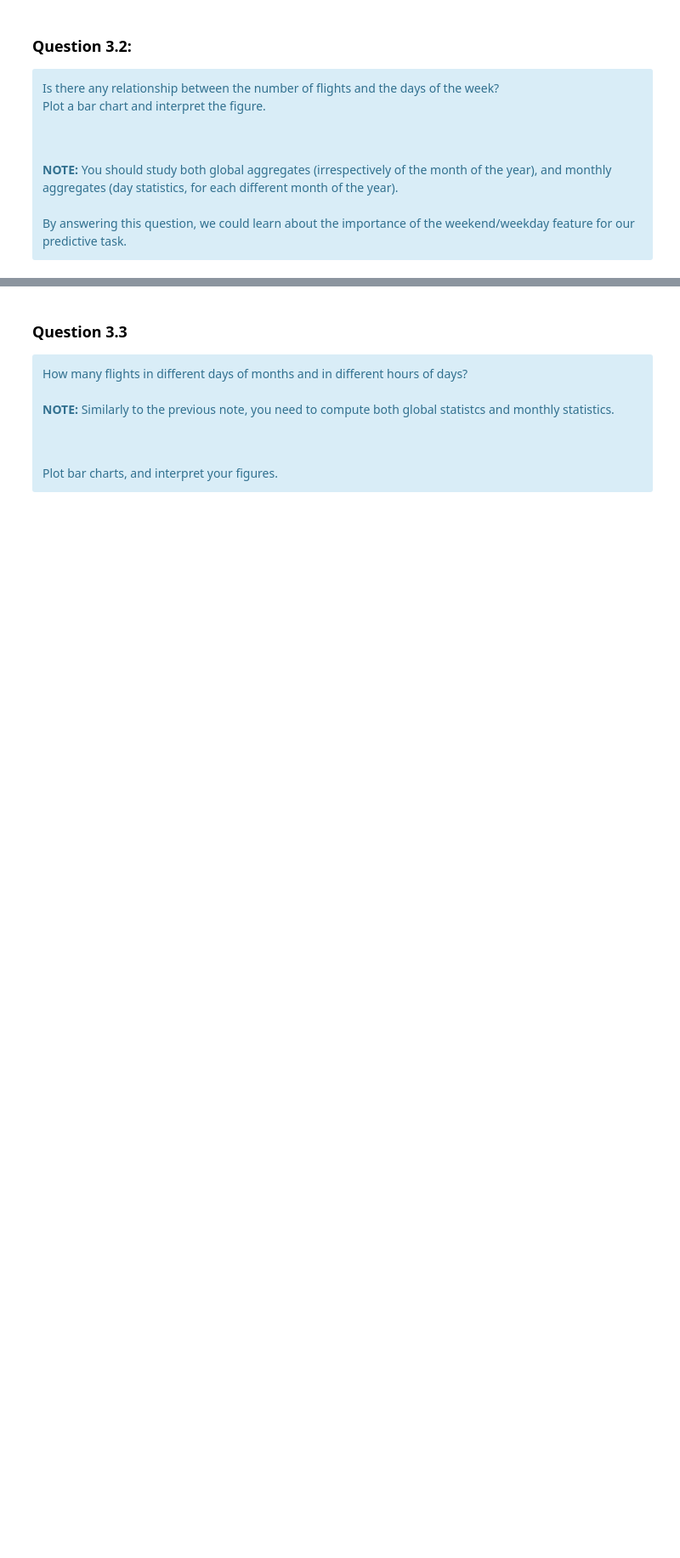
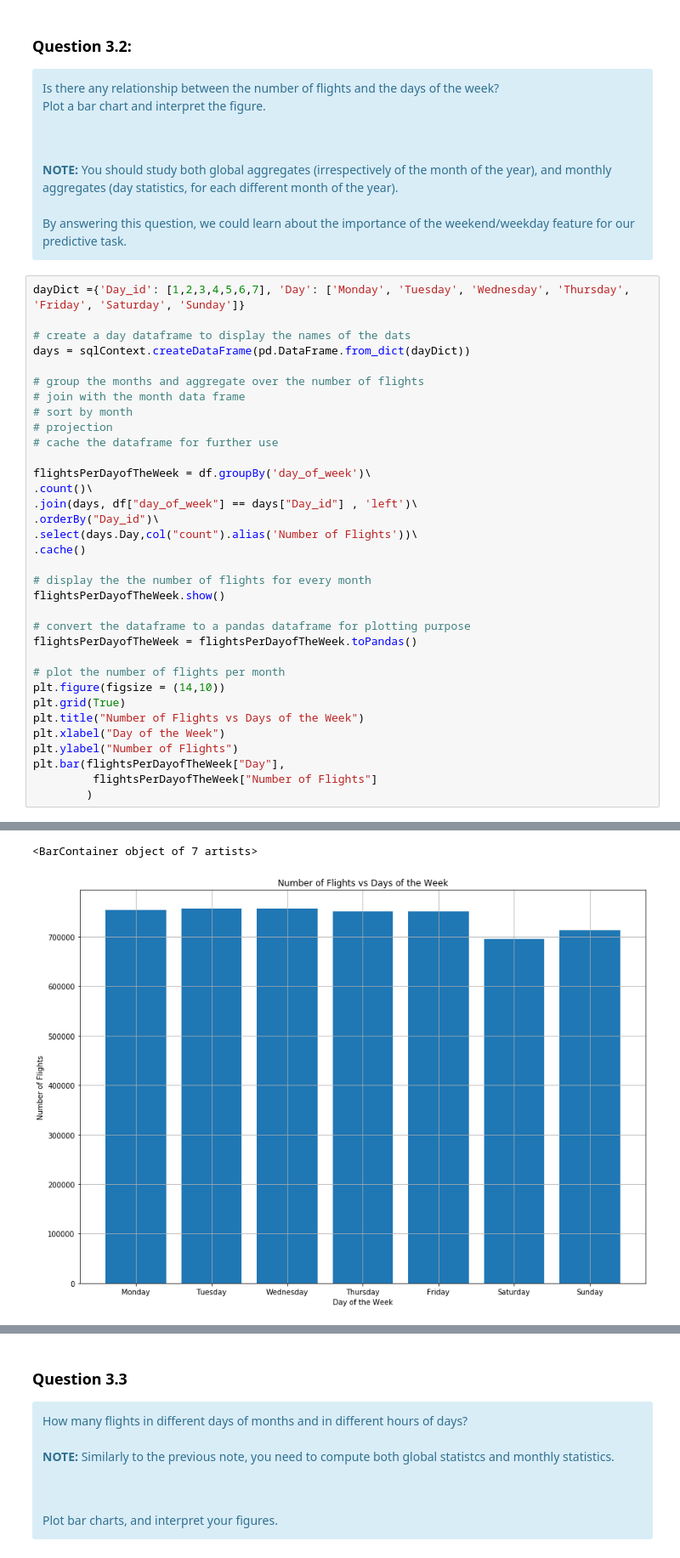
Before and after one commit to kandakji/SparkSQL-Analysis-Aviation-Data, a Jupyter notebook: SPARSQL.ipynb, the cells around one changed output, grey strips where cells are left out. Shown at 85% size. Saved outputs shown, nothing was run; the diff lists cells and outputs as text; blank space fills up the shorter version.

```diff
--- a/SPARSQL.ipynb
+++ b/SPARSQL.ipynb
@@ -388,3 +512,38 @@ Plot a bar chart and interpret the figure.
 <br>
 By answering this question, we could learn about the importance of the weekend/weekday feature for our predictive task.
 </div>
+# %%
+dayDict ={'Day_id': [1,2,3,4,5,6,7], 'Day': ['Monday', 'Tuesday', 'Wednesday', 'Thursday', 'Friday', 'Saturday', 'Sunday']}
+
+# create a day dataframe to display the names of the dats
+days = sqlContext.createDataFrame(pd.DataFrame.from_dict(dayDict))
+
+# group the months and aggregate over the number of flights
+# join with the month data frame
+# sort by month
+# projection
+# cache the dataframe for further use
+
+flightsPerDayofTheWeek = df.groupBy('day_of_week')\
+.count()\
+.join(days, df["day_of_week"] == days["Day_id"] , 'left')\
+.orderBy("Day_id")\
+.select(days.Day,col("count").alias('Number of Flights'))\
+.cache()
+
+# display the the number of flights for every month
+flightsPerDayofTheWeek.show()
+
+# convert the dataframe to a pandas dataframe for plotting purpose
+flightsPerDayofTheWeek = flightsPerDayofTheWeek.toPandas()
+
+# plot the number of flights per month
+plt.figure(figsize = (14,10))
+plt.grid(True)
+plt.title("Number of Flights vs Days of the Week")
+plt.xlabel("Day of the Week")
+plt.ylabel("Number of Flights")
+plt.bar(flightsPerDayofTheWeek["Day"],
+         flightsPerDayofTheWeek["Number of Flights"]
+        )
+# %% [output]
@@ -390,0 +561,2 @@ By answering this question, we could learn about the importance of the weekend/w
+<BarContainer object of 7 artists>
+[figure, added]
```
Also changed, not shown: parts of 16 cells of this notebook.
